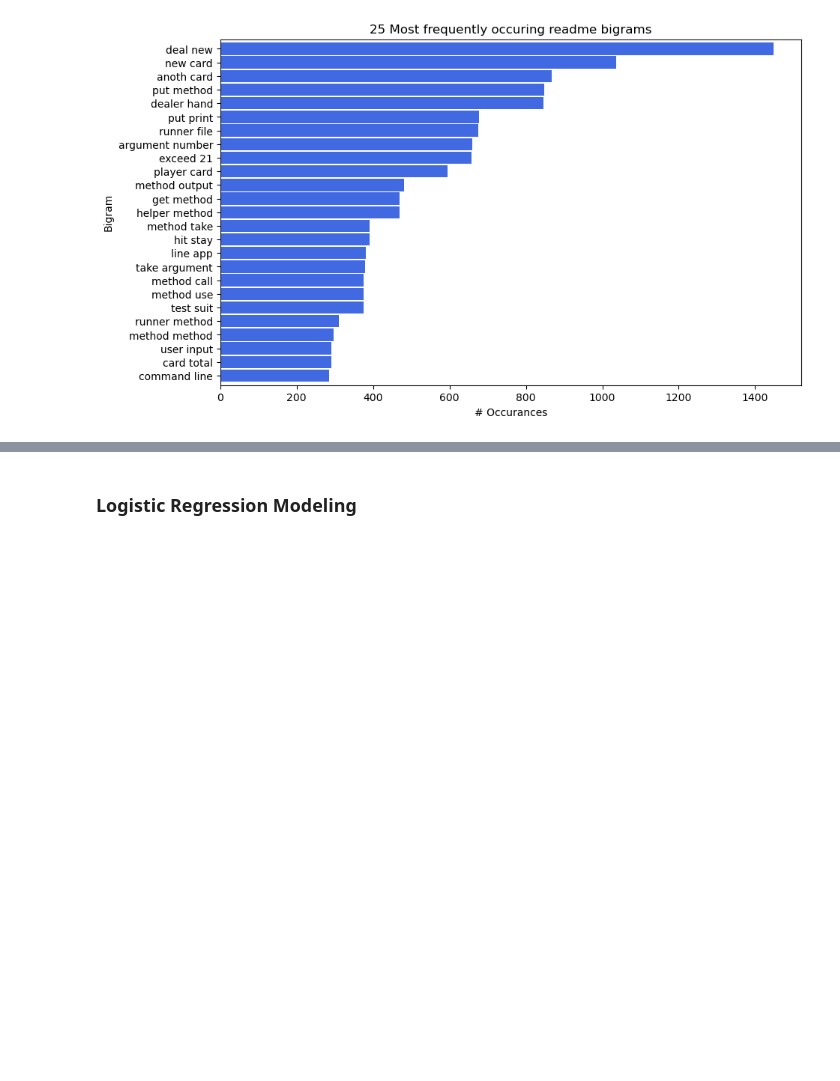
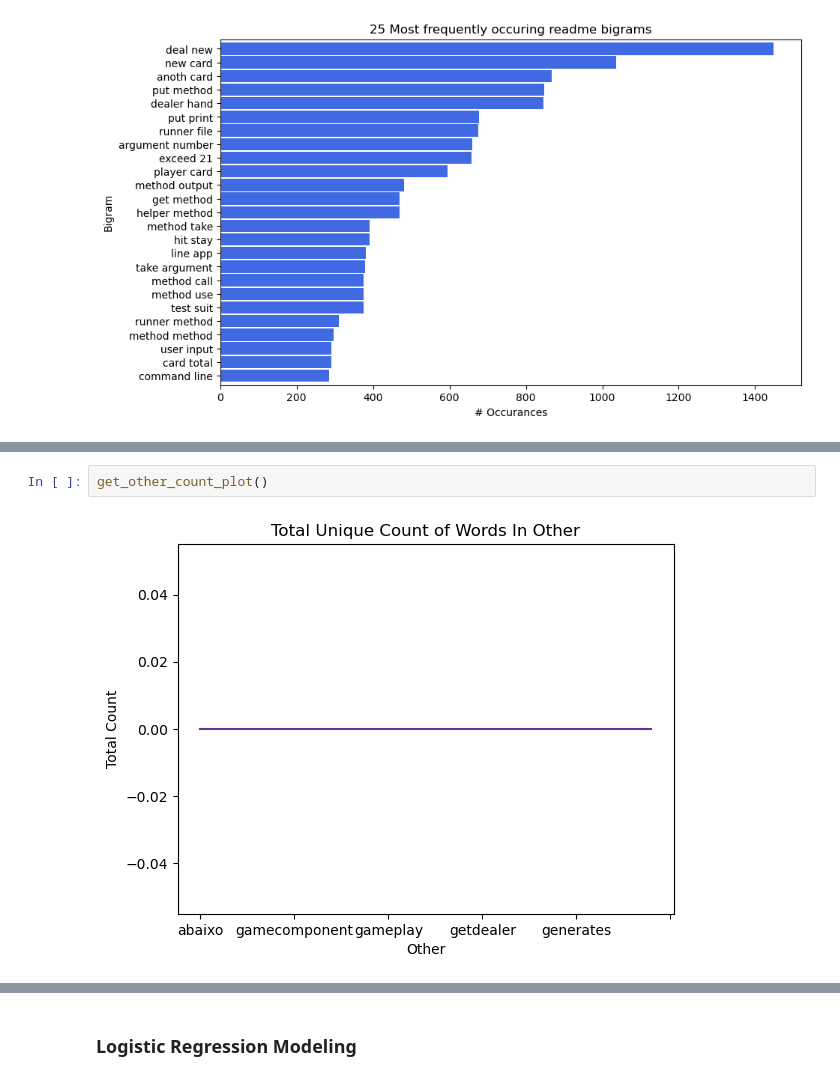
Before and after one commit to Speakeasy-Casino/ace-archives, a Jupyter notebook: final_product.ipynb, the cells around one changed output, grey strips where cells are left out. Saved outputs shown, nothing was run; the diff lists cells and outputs as text; blank space fills up the shorter version.

```diff
--- a/final_product.ipynb
+++ b/final_product.ipynb
@@ -53,0 +86,4 @@ explore_visual_2(train)
+# %%
+get_other_count_plot()
+# %% [output]
+[figure, added]
```
Also changed, not shown: parts of 9 cells of this notebook.
